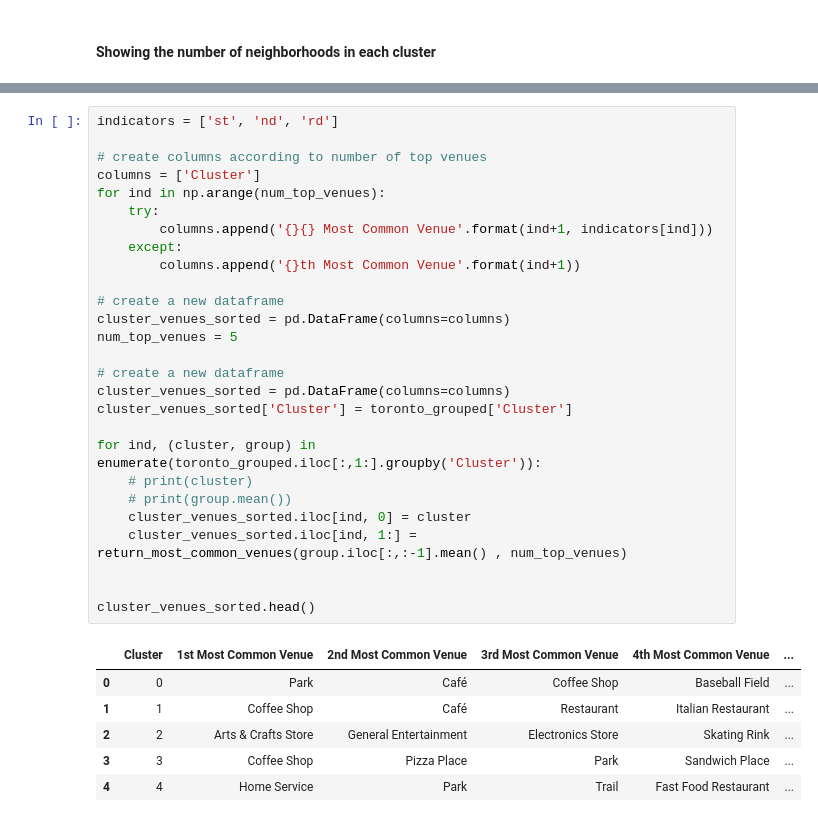
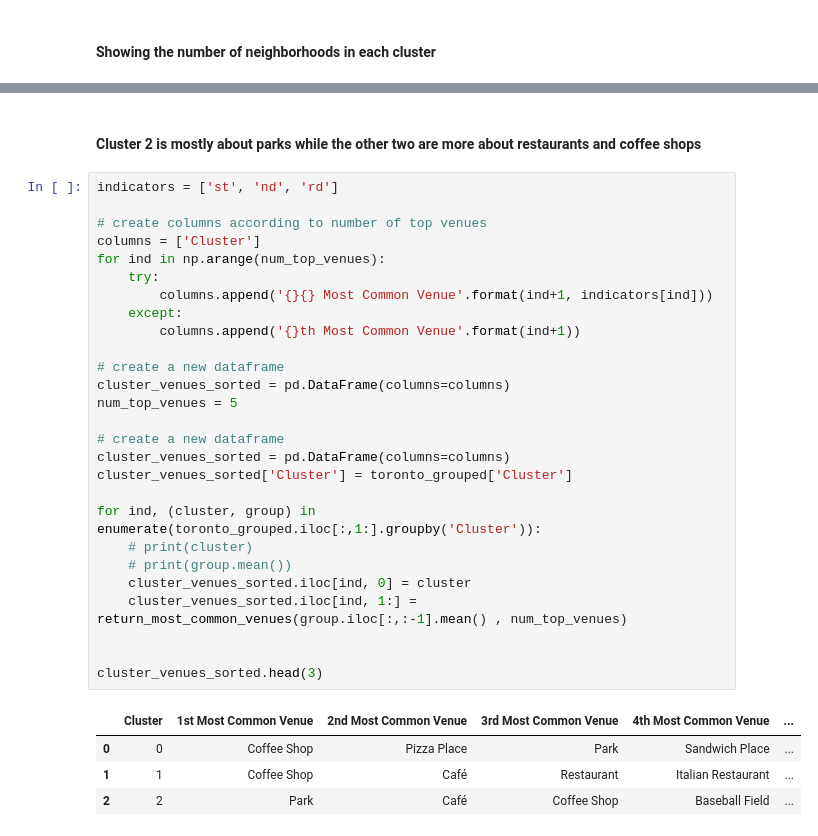
Before and after one commit to bmitchell2/IBM_Capstone, a Jupyter notebook: IBM Capstone Toronto.ipynb, the cells around one changed output, grey strips where cells are left out. Drawn from its saved outputs; the diff is of its cells as text.

```diff
--- a/IBM Capstone Toronto.ipynb
+++ b/IBM Capstone Toronto.ipynb
@@ -371,34 +369,34 @@ cluster_means.head()
+# %% [markdown]
+#### Cluster 2 is mostly about parks while the other two are more about restaurants and coffee shops
 # %%
 indicators = ['st', 'nd', 'rd']
 
 # create columns according to number of top venues
 columns = ['Cluster']
 for ind in np.arange(num_top_venues):
     try:
         columns.append('{}{} Most Common Venue'.format(ind+1, indicators[ind]))
     except:
         columns.append('{}th Most Common Venue'.format(ind+1))
 
 # create a new dataframe
 cluster_venues_sorted = pd.DataFrame(columns=columns)
 num_top_venues = 5
 
 # create a new dataframe
 cluster_venues_sorted = pd.DataFrame(columns=columns)
 cluster_venues_sorted['Cluster'] = toronto_grouped['Cluster']
 
 for ind, (cluster, group) in enumerate(toronto_grouped.iloc[:,1:].groupby('Cluster')):
     # print(cluster)
     # print(group.mean())
     cluster_venues_sorted.iloc[ind, 0] = cluster
     cluster_venues_sorted.iloc[ind, 1:] = return_most_common_venues(group.iloc[:,:-1].mean() , num_top_venues)
 
 
-cluster_venues_sorted.head()
+cluster_venues_sorted.head(3)
 # %% [output]
 |  | Cluster | 1st Most Common Venue | 2nd Most Common Venue | 3rd Most Common Venue | 4th Most Common Venue | ... |
-| 0 | 0 | Park | Café | Coffee Shop | Baseball Field | ... |
+| 0 | 0 | Coffee Shop | Pizza Place | Park | Sandwich Place | ... |
 | 1 | 1 | Coffee Shop | Café | Restaurant | Italian Restaurant | ... |
-| 2 | 2 | Arts & Crafts Store | General Entertainment | Electronics Store | Skating Rink | ... |
-| 3 | 3 | Coffee Shop | Pizza Place | Park | Sandwich Place | ... |
-| 4 | 4 | Home Service | Park | Trail | Fast Food Restaurant | ... |
+| 2 | 2 | Park | Café | Coffee Shop | Baseball Field | ... |
```
Also changed, not shown: parts of 4 cells of this notebook, 2 other files.
